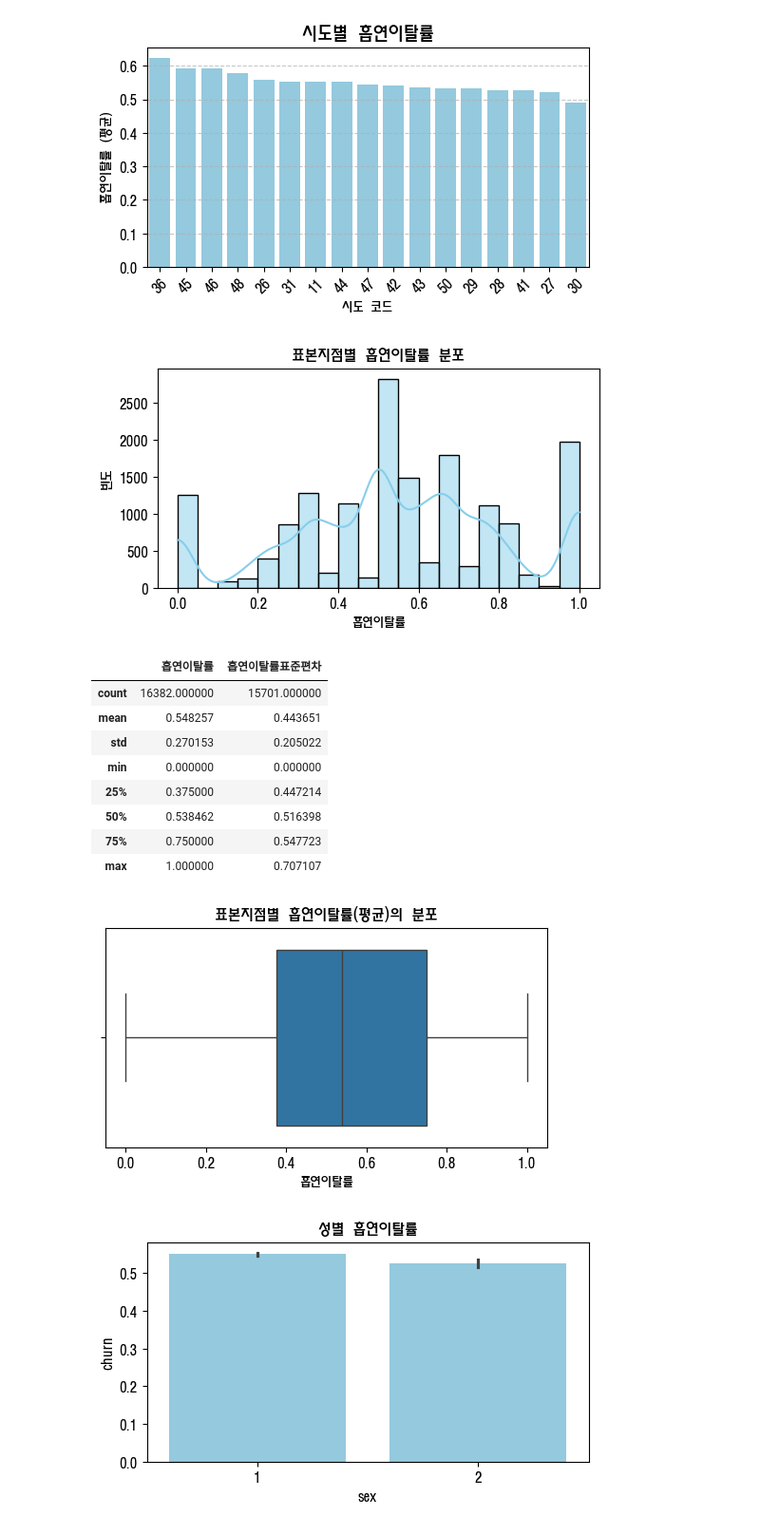
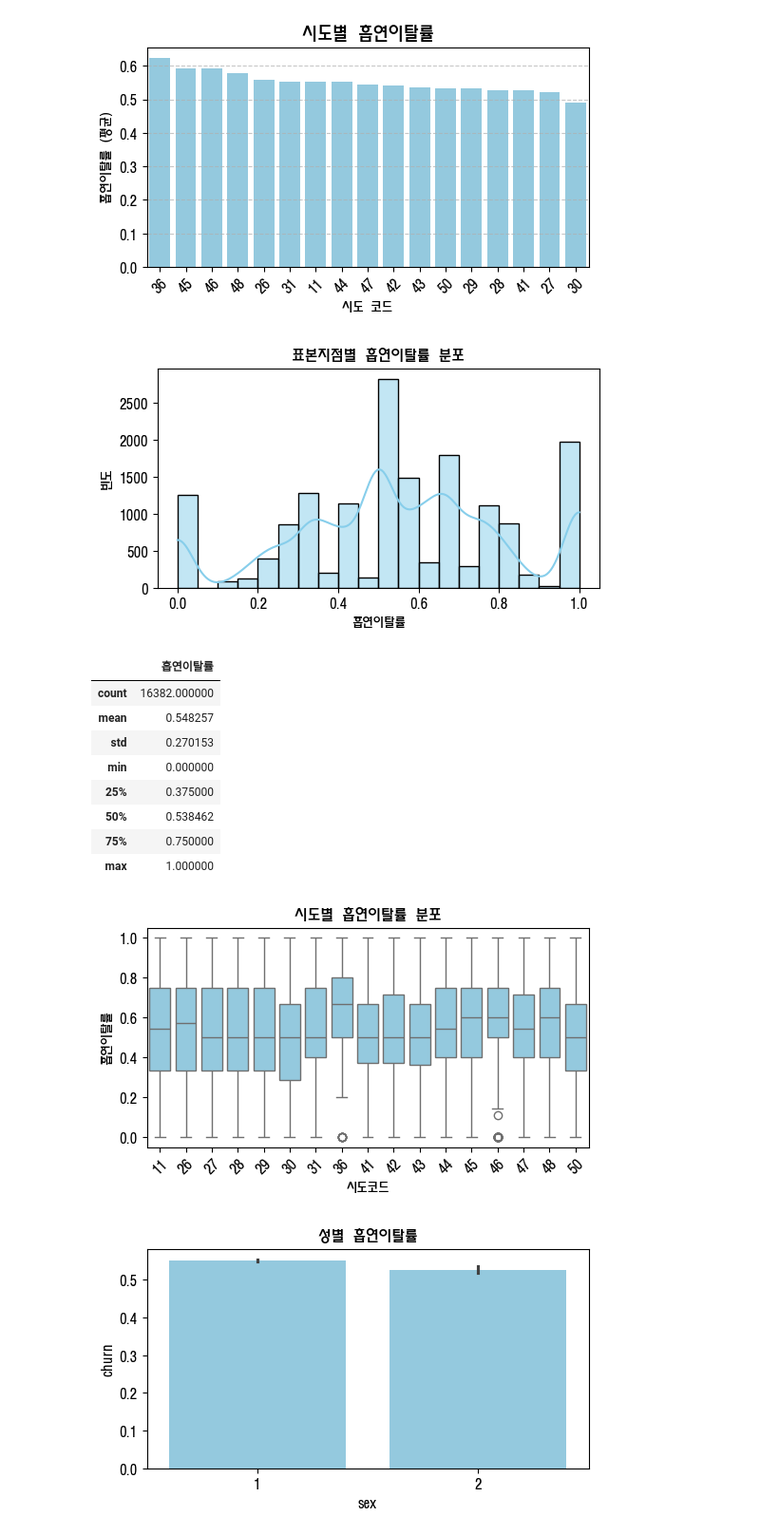
Before and after one commit to SKNetworks-AI19-250818/SKN19-2nd-2Team, a Jupyter notebook: notebooks/sosodoit/eda__basic_household.ipynb, the cells around one changed output. Shown at 95% size. Saved outputs shown, nothing was run; the diff lists cells and outputs as text; code cells hidden in the pictures.

```diff
--- a/notebooks/sosodoit/eda__basic_household.ipynb
+++ b/notebooks/sosodoit/eda__basic_household.ipynb
@@ -125,12 +128,15 @@ dtype: int64
 def hist_boxplot(df, col):
     plt.figure(figsize=(8, 3))
     plt.subplot(1, 2, 1)
-    df[col].hist(bins=30)
+
+    sns.histplot(data=df, x=col, hue='churn', bins=30, kde=True, element='step')
     plt.title(f'{col} Distribution')
 
     plt.subplot(1, 2, 2)
-    df.boxplot(column=col)
+    sns.boxplot(data=df, x='churn', y=col)
+
     plt.title(f'{col} Boxplot')
+    plt.tight_layout()
     plt.show()
 
 def outliers_iqr(df, col):
@@ -143,23 +149,26 @@ def outliers_iqr(df, col):
     print(f'{new_col} >>> Q1: {q1}, Q3: {q3}, IQR: {iqr}, Upper Bound: {upper}')
     return df
 
-num_df = outliers_iqr(num_df, 'mbhld_co') # Upper Bound: 4.0
+data = outliers_iqr(data, 'mbhld_co') # Upper Bound: 4.0
 # num_df = outliers_iqr(num_df, 'reside_adult_co') # Upper Bound: 2.0 -> 너무 작게 잡혀서 제외 -> 1인 성인가구 vs 그 외
-hist_boxplot(num_df, 'mbhld_co_iqr') # mbhld_co > iqr 기준 가구규모 범주화
+hist_boxplot(data, 'mbhld_co_iqr') # mbhld_co > iqr 기준 가구규모 범주화
 
 # 연간/월간 가구총소득 결측치 처리 (77777 = 응답거부, 99999 = 모름 → NaN으로 변환)
-num_df['fma_13z1'] = num_df['fma_13z1'].replace({77777: np.nan, 88888:np.nan, 99999: np.nan})
-num_df['fma_14z1'] = num_df['fma_14z1'].replace({77777: np.nan, 88888:np.nan, 99999: np.nan})
+data['fma_13z1'] = data['fma_13z1'].replace({77777: np.nan, 88888:np.nan, 99999: np.nan})
+data['fma_14z1'] = data['fma_14z1'].replace({77777: np.nan, 88888:np.nan, 99999: np.nan})
 
 # num_df[(num_df['fma_13z1'].isnull()==True) & (num_df['fma_14z1'].isnull()==True)] # 둘다없음 1346 (1.4%) 삭제고려
 # num_df[(num_df['fma_13z1'].isnull()==True) & (num_df['fma_14z1'].isnull()==False)] # 연간소득없음 73318건 (78%)
 # num_df[(num_df['fma_13z1'].isnull()==False) & (num_df['fma_14z1'].isnull()==True)] # 월간소득없음 15158건 (16%)
 
 # 대부분 월 단위로 응답 -> 월간소득 기준 컬럼 통합
-num_df['fma_14z1_add'] = num_df['fma_14z1']
-num_df['fma_14z1_add'] = round(num_df['fma_14z1_add'].fillna(num_df['fma_13z1'] / 12))
+data['fma_14z1_add'] = data['fma_14z1']
+data['fma_14z1_add'] = round(data['fma_14z1_add'].fillna(data['fma_13z1'] / 12))
 
-display(num_df.isnull().sum())
-hist_boxplot(num_df, 'fma_14z1_add')
+# display(data.isnull().sum())
+hist_boxplot(data, 'fma_14z1_add')
+
+data['fma_14z1_log'] = np.log1p(data['fma_14z1_add'])
+hist_boxplot(data, 'fma_14z1_log')
 # %% [output]
 mbhld_co_iqr >>> Q1: 2.0, Q3: 3.0, IQR: 1.0, Upper Bound: 4.0
@@ -321,45 +316,50 @@ plt.show()
 # %%
 # 지역/표본지점별 흡연이탈률 패턴
 h1 = (
     df.groupby(['CTPRVN_CODE', 'SPOT_NO'])['churn']
       .agg(['count', 'mean'])
       .rename(columns={'count': '전체', 'mean': '흡연이탈률'})
       .reset_index()
 )
 
 plt.figure(figsize=(6,3))
 sns.histplot(h1['흡연이탈률'], bins=20, kde=True, color='skyblue')
 plt.title('표본지점별 흡연이탈률 분포')
 plt.xlabel('흡연이탈률')
 plt.ylabel('빈도')
 plt.show()
 
+# 시도별-표본지점별 흡연이탈률 계산
 cluster_stats = (
     df.groupby(['CTPRVN_CODE', 'SPOT_NO'])['churn']
-      .agg(['mean', 'std'])
-      .rename(columns={'mean': '흡연이탈률', 'std': '흡연이탈률표준편차'})
+      .mean()
+      .reset_index()
+      .rename(columns={'churn': '흡연이탈률'})
 )
 
 display(cluster_stats.describe())
 plt.figure(figsize=(6,3))
-sns.boxplot(x=cluster_stats['흡연이탈률'])
-plt.title('표본지점별 흡연이탈률(평균)의 분포')
+sns.boxplot(x='CTPRVN_CODE', y='흡연이탈률', data=cluster_stats, color='skyblue')
+plt.title('시도별 흡연이탈률 분포')
+plt.xlabel('시도코드')
+plt.ylabel('흡연이탈률')
+plt.xticks(rotation=45)
 plt.show()
 
 # 표본지점별 흡연이탈률은 0.4~0.6에 집중되지만,
 # 지역 간 편차가 커서 지역적 요인이 흡연이탈률(금연성공률)에 실질적 영향을 줄 가능성이 높다.
 # %% [output]
 [figure]
-|  | 흡연이탈률 | 흡연이탈률표준편차 |
-| count | 16382.000000 | 15701.000000 |
-| mean | 0.548257 | 0.443651 |
-| std | 0.270153 | 0.205022 |
-| min | 0.000000 | 0.000000 |
-| 25% | 0.375000 | 0.447214 |
-| 50% | 0.538462 | 0.516398 |
-| 75% | 0.750000 | 0.547723 |
-| max | 1.000000 | 0.707107 |
+|  | 흡연이탈률 |
+| count | 16382.000000 |
+| mean | 0.548257 |
+| std | 0.270153 |
+| min | 0.000000 |
+| 25% | 0.375000 |
+| 50% | 0.538462 |
+| 75% | 0.750000 |
+| max | 1.000000 |
-[figure, old version]
+[figure, new version]
 # %%
 # 연령, 성별, 가중치 관계
 df['age_group'] = (df['age'] // 10) * 10
```
Also changed, not shown: parts of 10 cells of this notebook.
